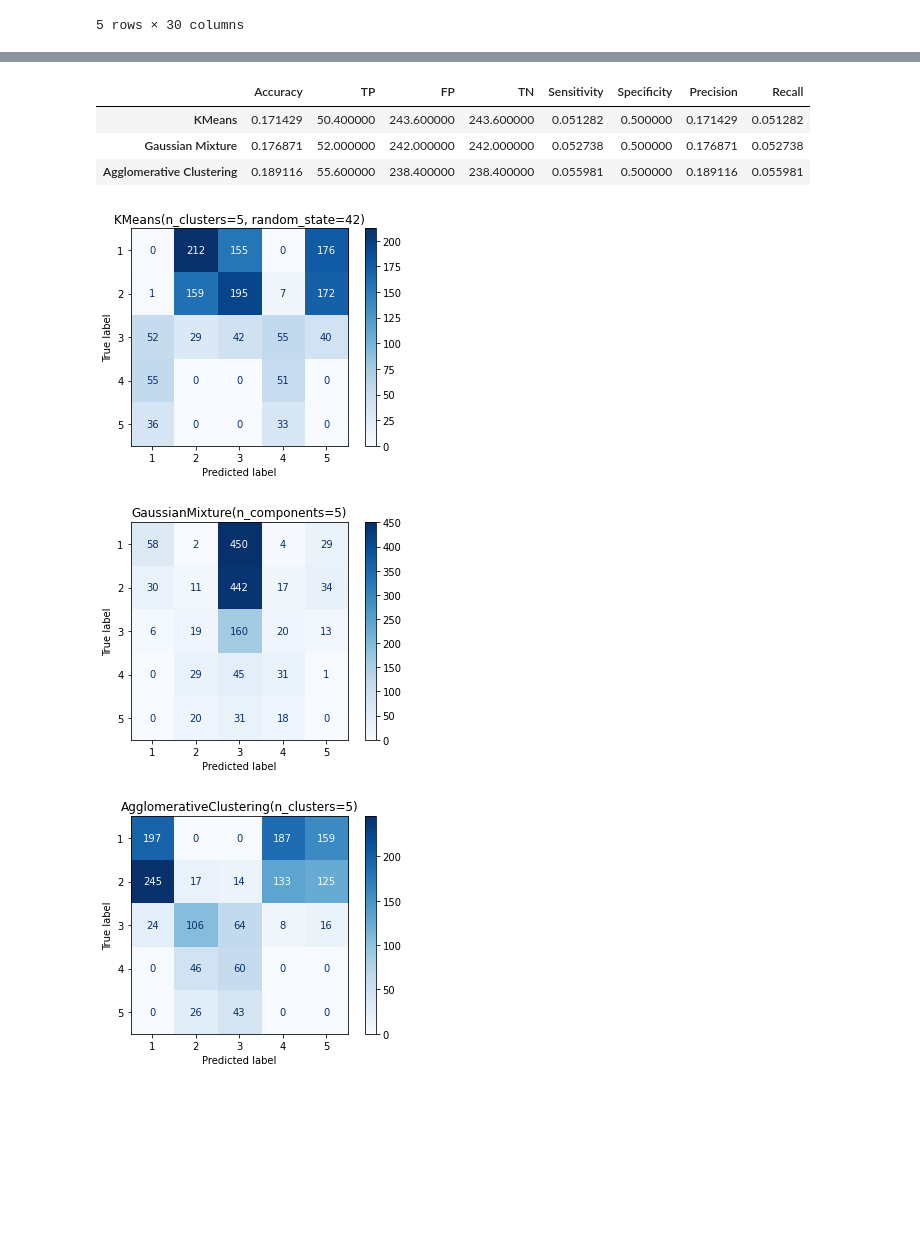
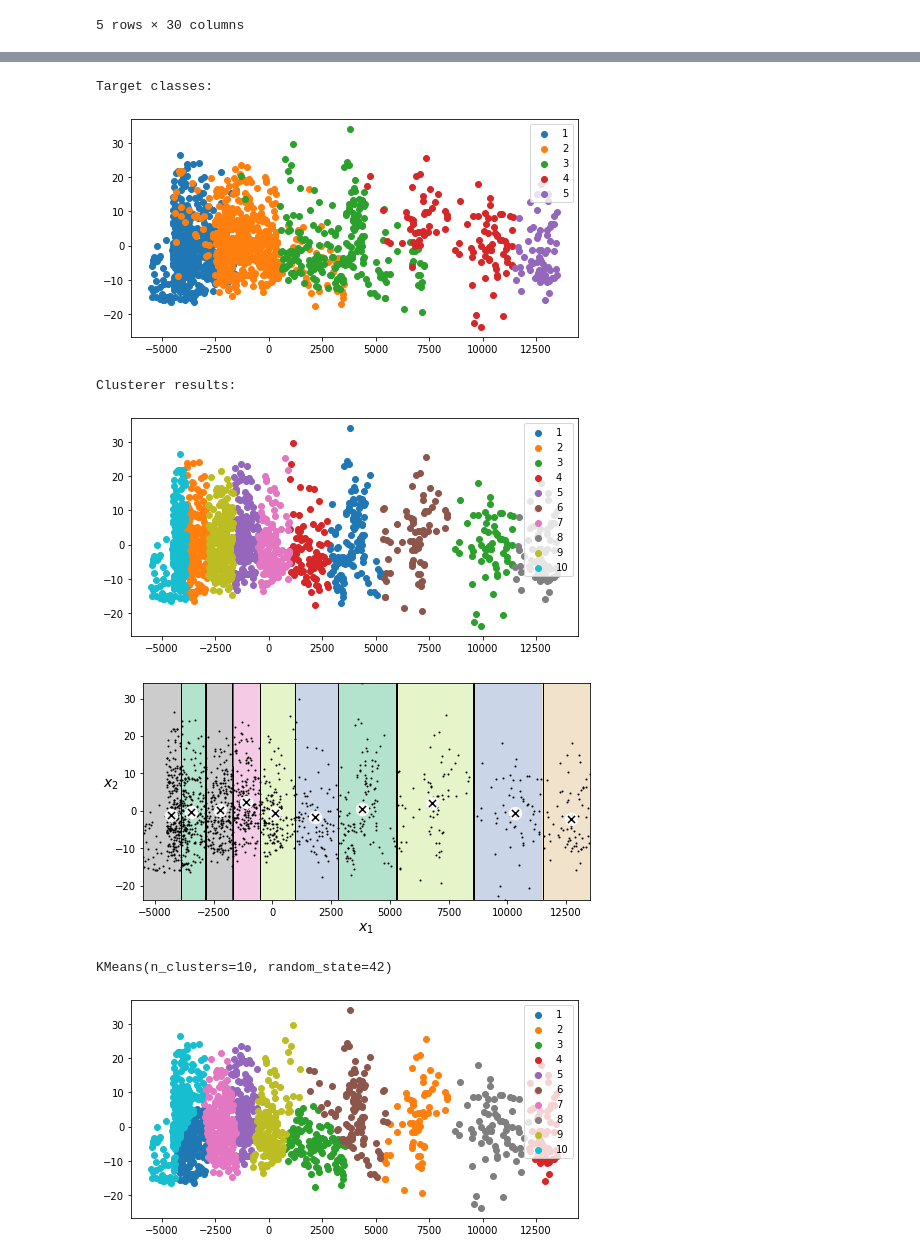
Before and after one commit to Darcinn/F21DL, a Jupyter notebook: Notebooks/Lab 2/Lab-2.ipynb, the cells around one changed output, grey strips where cells are left out. Saved outputs shown, nothing was run; the diff lists cells and outputs as text; code cells hidden in the pictures; blank space fills up the shorter version.

Commit message:
visualise clustering

```diff
--- a/Notebooks/Lab 2/Lab-2.ipynb
+++ b/Notebooks/Lab 2/Lab-2.ipynb
@@ -441,7 +441,7 @@ classifiers = [
 def evaluate(X, y, things, func):
   results = {}
   for (name, thing) in things:
-    results[name] = dict(zip(metrics, func(x, y, thing)))
+    results[name] = dict(zip(metrics, func(X, y, thing)))
   df = pd.DataFrame(results).transpose()
   return df.style.highlight_max(props='font-weight: bold', axis = 0)
 # df.plot.bar(y=["Sensitivity", "Specificity", "Precision", "Recall", "RoC AUC Score"])
@@ -506,7 +490,7 @@ def plot_decision_boundaries(clusterer, X, resolution=1000, show_centroids=True,
     plt.contour(Z, extent=(mins[0], maxs[0], mins[1], maxs[1]),
                 linewidths=1, colors='k')
     plot_data(X)
-    if show_centroids:
+    if show_centroids and hasattr(clusterer, "cluster_centers_"):
         plot_centroids(clusterer.cluster_centers_)
 
     if show_xlabels:
@@ -565,25 +504,52 @@ array([[6.00165797e+02, 7.27084271e+03, 3.34100563e+03, 1.21503130e+04,
 # %%
 def evaluate_clusterer(X, y, clusterer):
   y_pred = clusterer.fit_predict(X) + 1
-  display = ConfusionMatrixDisplay.from_predictions(y, y_pred, display_labels=["1", "2", "3", "4", "5"], cmap=plt.cm.Blues)
-  display.ax_.set_title(str(clusterer))
+#  display = ConfusionMatrixDisplay.from_predictions(y, y_pred, display_labels=["1", "2", "3", "4", "5"], cmap=plt.cm.Blues)
+#  display.ax_.set_title(str(clusterer))
 
+  labels = np.unique(y_pred)
+
+  plt.figure(figsize=(8, 4))
+  for label in labels:
+    plt.scatter(X[np.where(y_pred == label), 0] , X[np.where(y_pred == label), 1] , label = label)
+
+  plt.legend()
+  plt.show()
+
+  plt.figure(figsize=(8, 4))
+  plot_decision_boundaries(clusterer, X)
+  plt.show()
+  print(clusterer)
   return evaluate_results(y, y_pred)
 # %%
 from sklearn.mixture import GaussianMixture
-from sklearn.cluster import AgglomerativeClustering
+from sklearn.cluster import AgglomerativeClustering, MeanShift
+
+cluster_count = 10
+
 clusterers = [
-    ("KMeans", KMeans(5, random_state=42)),
-    ("Gaussian Mixture", GaussianMixture(n_components=5)),
-    ("Agglomerative Clustering", AgglomerativeClustering(5)),
+    ("KMeans", KMeans(cluster_count, random_state=42)),
+    ("Gaussian Mixture", GaussianMixture(n_components=cluster_count)),
+    ("Mean Shift", MeanShift())
 ]
 
+X = PCA(2).fit_transform(top_five_features)
+labels = np.unique(employees["JobLevel"])
+plt.figure(figsize=(8, 4))
+for label in labels:
+  plt.scatter(X[np.where(employees["JobLevel"] == label), 0] , X[np.where(employees["JobLevel"] == label), 1] , label = label)
+
+plt.legend()
+print("Target classes: ")
+plt.show()
+
+print("Clusterer results: ")
 evaluate(X, employees["JobLevel"], clusterers, evaluate_clusterer)
 # %% [output]
-|  | Accuracy | TP | FP | TN | Sensitivity | Specificity | Precision | Recall |
-| KMeans | 0.171429 | 50.400000 | 243.600000 | 243.600000 | 0.051282 | 0.500000 | 0.171429 | 0.051282 |
-| Gaussian Mixture | 0.176871 | 52.000000 | 242.000000 | 242.000000 | 0.052738 | 0.500000 | 0.176871 | 0.052738 |
-| Agglomerative Clustering | 0.189116 | 55.600000 | 238.400000 | 238.400000 | 0.055981 | 0.500000 | 0.189116 | 0.055981 |
+Target classes:
-[figure, old version]
+[figure, new version]
+Clusterer results:
-[figure, old version]
+[figure, new version]
-[figure, old version]
+[figure, new version]
+KMeans(n_clusters=10, random_state=42)
+[figure, added]
```
Also changed, not shown: parts of 15 cells of this notebook.
